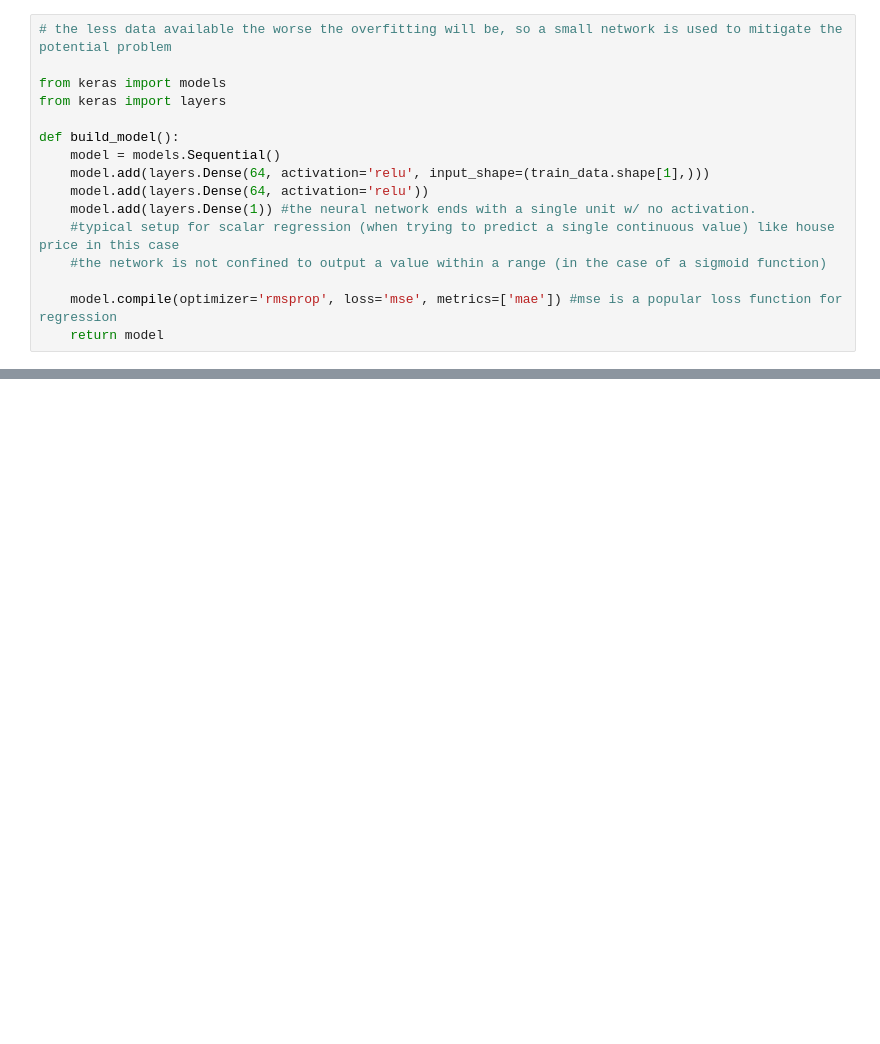
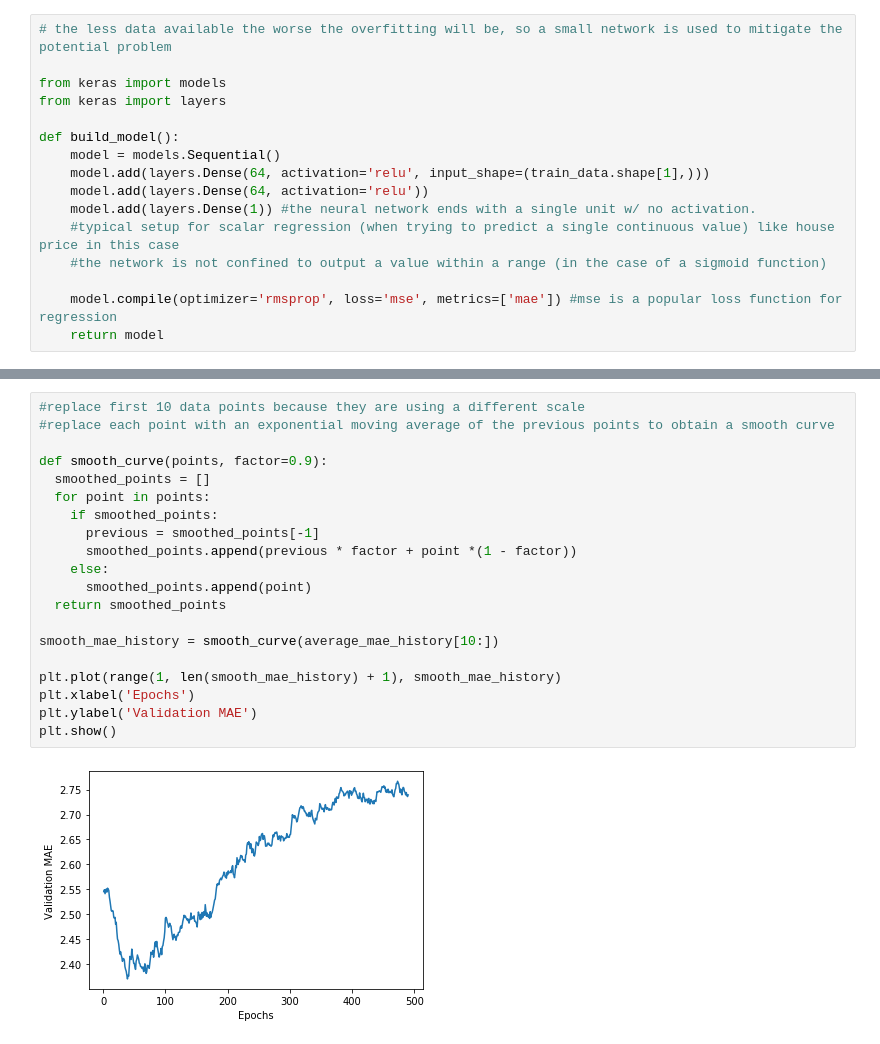
Before and after one commit to mxteroy/DeepLearning, a Jupyter notebook: DeepLearning-Chollet/RegressionClassification.ipynb, the cells around one changed output, grey strips where cells are left out. Drawn from its saved outputs; the diff is of its cells as text; blank space fills up the shorter version.

```diff
--- a/DeepLearning-Chollet/RegressionClassification.ipynb
+++ b/DeepLearning-Chollet/RegressionClassification.ipynb
@@ -66,0 +88,22 @@ print(len(all_scores))
+# %%
+#replace first 10 data points because they are using a different scale
+#replace each point with an exponential moving average of the previous points to obtain a smooth curve
+
+def smooth_curve(points, factor=0.9):
+  smoothed_points = []
+  for point in points:
+    if smoothed_points:
+      previous = smoothed_points[-1]
+      smoothed_points.append(previous * factor + point *(1 - factor))
+    else:
+      smoothed_points.append(point)
+  return smoothed_points
+
+smooth_mae_history = smooth_curve(average_mae_history[10:])
+
+plt.plot(range(1, len(smooth_mae_history) + 1), smooth_mae_history)
+plt.xlabel('Epochs')
+plt.ylabel('Validation MAE')
+plt.show()
+# %% [output]
+[figure, added]
```
Also changed, not shown: parts of 7 cells of this notebook.
